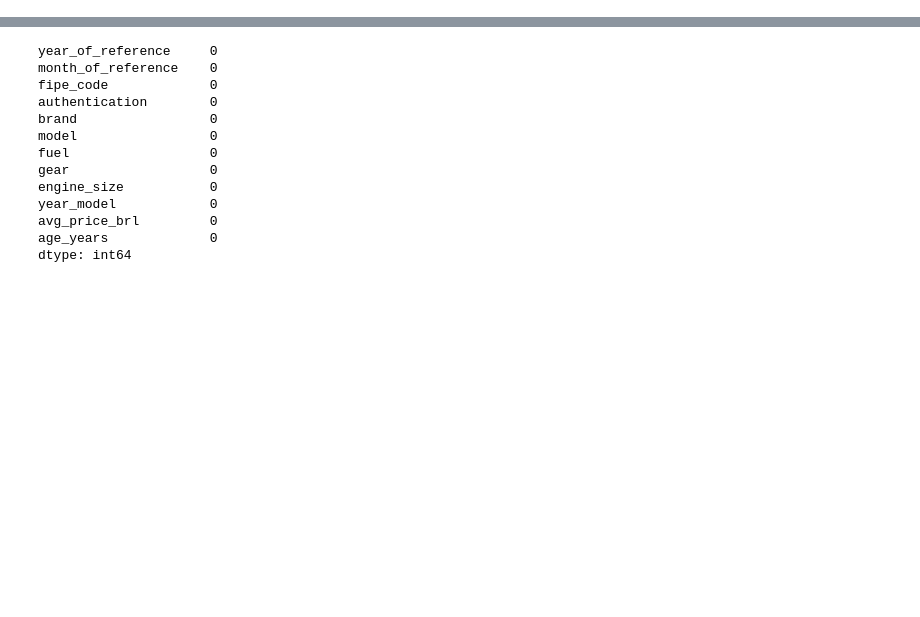
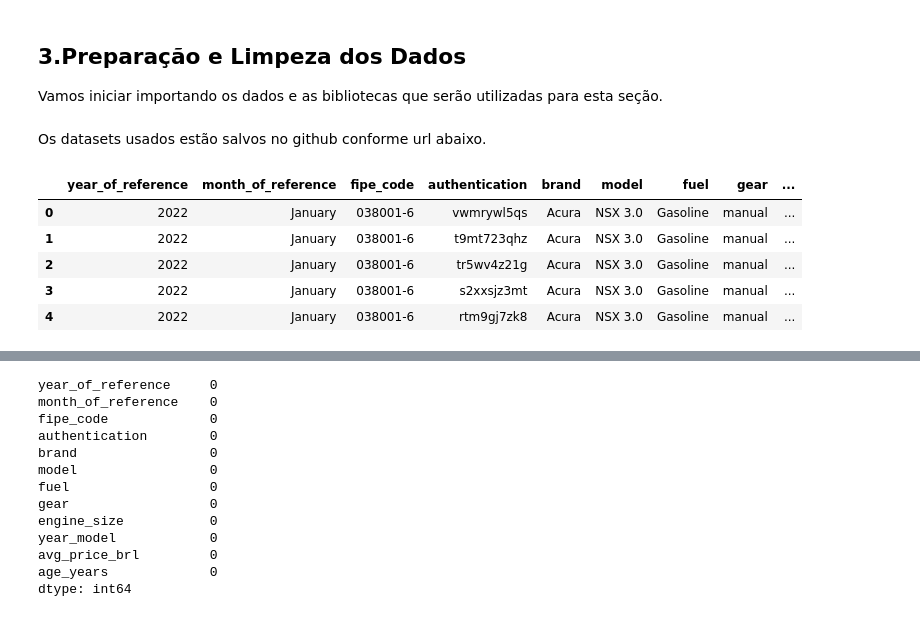
Before and after one commit to VitorFRodrigues/Coding_Tank_Material, a Jupyter notebook: Polo_Tech/Modulo_05/Projeto/Projeto_Mod05.ipynb, the cells around one changed output, grey strips where cells are left out. Drawn from its saved outputs; the diff is of its cells as text; code cells hidden in the pictures; blank space fills up the shorter version.

```diff
--- a/Polo_Tech/Modulo_05/Projeto/Projeto_Mod05.ipynb
+++ b/Polo_Tech/Modulo_05/Projeto/Projeto_Mod05.ipynb
@@ -2,0 +44,4 @@
+# %% [markdown]
+## 3.Preparação e Limpeza dos Dados
+
+Vamos iniciar importando os dados e as bibliotecas que serão utilizadas para esta seção.
@@ -2,0 +53,14 @@
+# %% [markdown]
+Os datasets usados estão salvos no github conforme url abaixo.
+# %%
+url = 'https://raw.githubusercontent.com/VitorFRodrigues/Polo_Tech_Americanas/main/Polo_Tech/Modulo_05/Projeto/dataset/fipe_2022.csv'
+# %%
+dados = pd.read_csv(url)
+dados.head()
+# %% [output]
+|  | year_of_reference | month_of_reference | fipe_code | authentication | brand | model | fuel | gear | ... |
+| 0 | 2022 | January | 038001-6 | vwmrywl5qs | Acura | NSX 3.0 | Gasoline | manual | ... |
+| 1 | 2022 | January | 038001-6 | t9mt723qhz | Acura | NSX 3.0 | Gasoline | manual | ... |
+| 2 | 2022 | January | 038001-6 | tr5wv4z21g | Acura | NSX 3.0 | Gasoline | manual | ... |
+| 3 | 2022 | January | 038001-6 | s2xxsjz3mt | Acura | NSX 3.0 | Gasoline | manual | ... |
+| 4 | 2022 | January | 038001-6 | rtm9gj7zk8 | Acura | NSX 3.0 | Gasoline | manual | ... |
```
Also changed, not shown: parts of 14 cells of this notebook.
